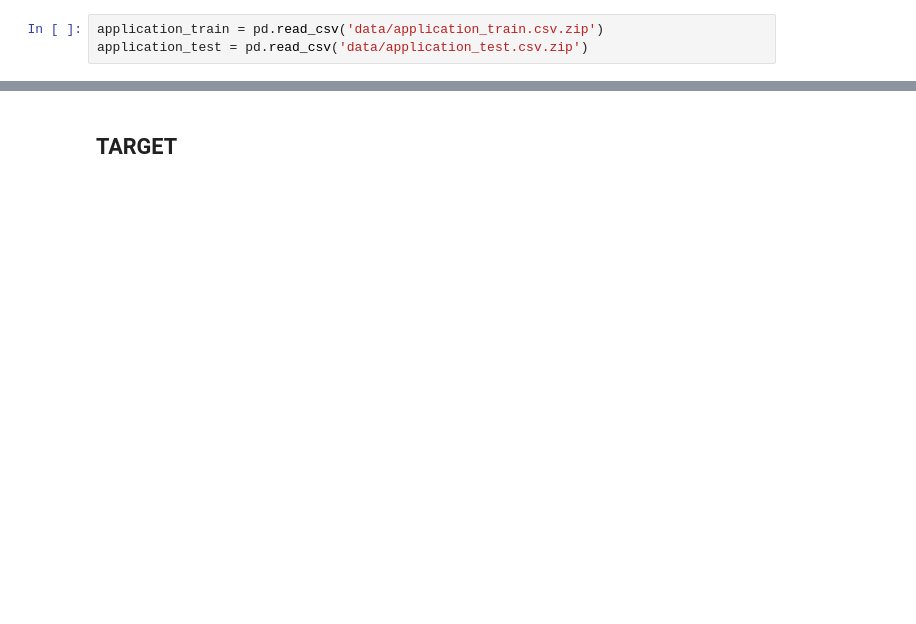
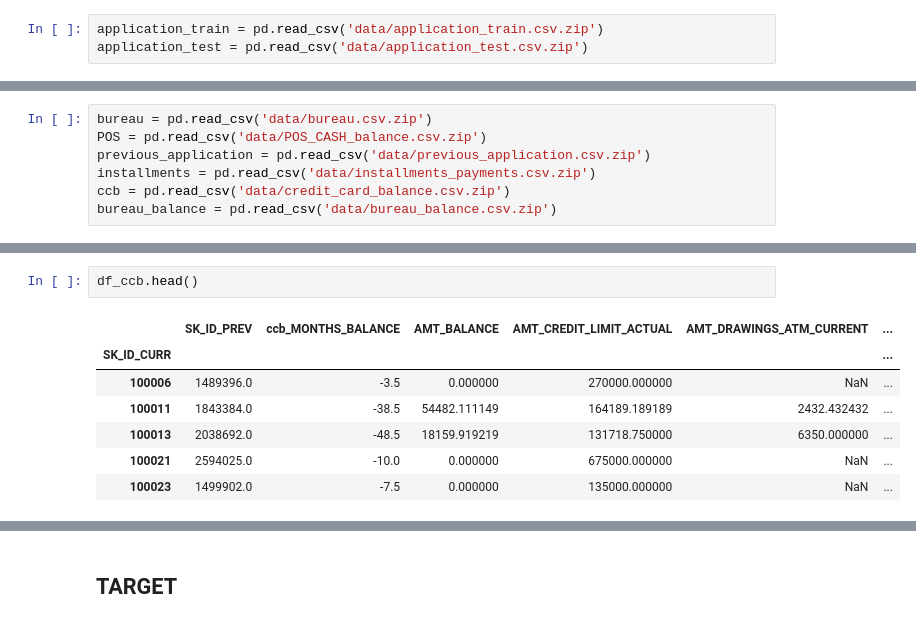
Before and after one commit to gukun770/Home-Credit, a Jupyter notebook: Home Credit Default Risk-Part 2.ipynb, the cells around one changed output, grey strips where cells are left out. Cells and saved outputs as stored; diff of their text form; blank space fills up the shorter version.

```diff
--- a/Home Credit Default Risk-Part 2.ipynb
+++ b/Home Credit Default Risk-Part 2.ipynb
@@ -159,0 +79,7 @@ missing_application_train_data.head(20)
+# %%
+bureau = pd.read_csv('data/bureau.csv.zip')
+POS = pd.read_csv('data/POS_CASH_balance.csv.zip')
+previous_application = pd.read_csv('data/previous_application.csv.zip')
+installments = pd.read_csv('data/installments_payments.csv.zip')
+ccb = pd.read_csv('data/credit_card_balance.csv.zip')
+bureau_balance = pd.read_csv('data/bureau_balance.csv.zip')
@@ -159,0 +195,10 @@ missing_application_train_data.head(20)
+# %%
+df_ccb.head()
+# %% [output]
+|  | SK_ID_PREV | ccb_MONTHS_BALANCE | AMT_BALANCE | AMT_CREDIT_LIMIT_ACTUAL | AMT_DRAWINGS_ATM_CURRENT | ... |
+| SK_ID_CURR |  |  |  |  |  | ... |
+| 100006 | 1489396.0 | -3.5 | 0.000000 | 270000.000000 | NaN | ... |
+| 100011 | 1843384.0 | -38.5 | 54482.111149 | 164189.189189 | 2432.432432 | ... |
+| 100013 | 2038692.0 | -48.5 | 18159.919219 | 131718.750000 | 6350.000000 | ... |
+| 100021 | 2594025.0 | -10.0 | 0.000000 | 675000.000000 | NaN | ... |
+| 100023 | 1499902.0 | -7.5 | 0.000000 | 135000.000000 | NaN | ... |
```
Also changed, not shown: parts of 106 cells of this notebook, 5 other files.
